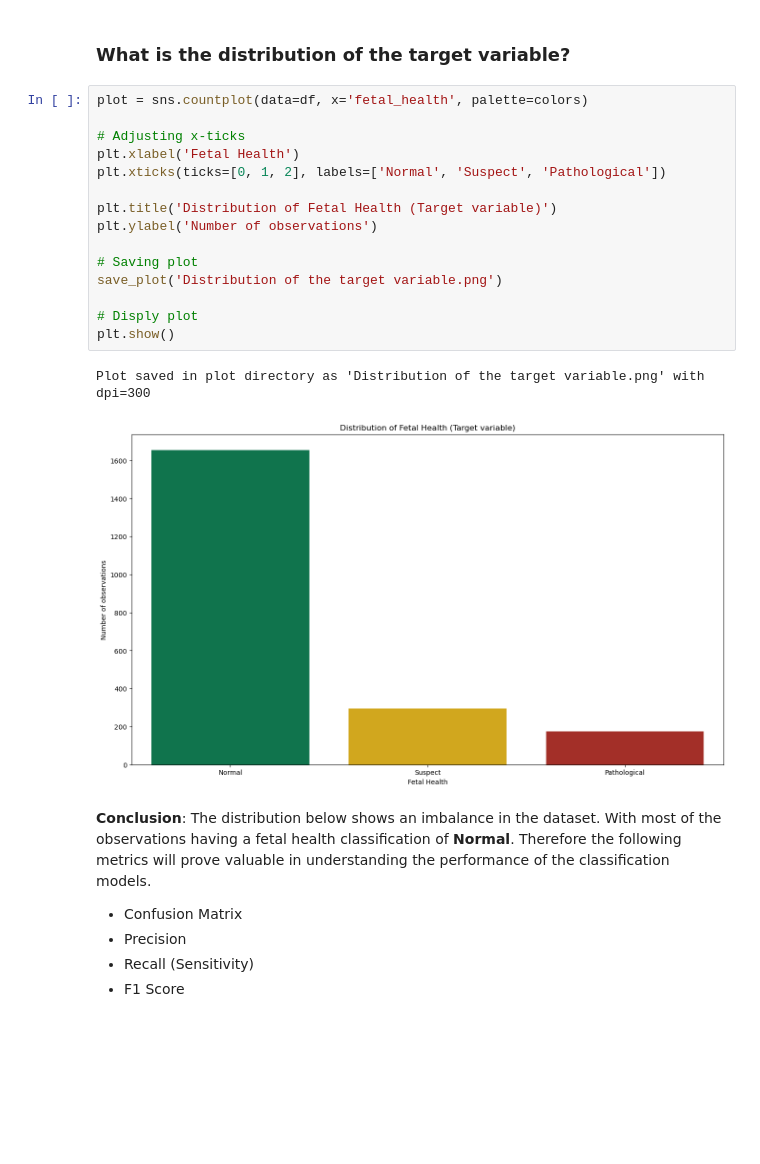
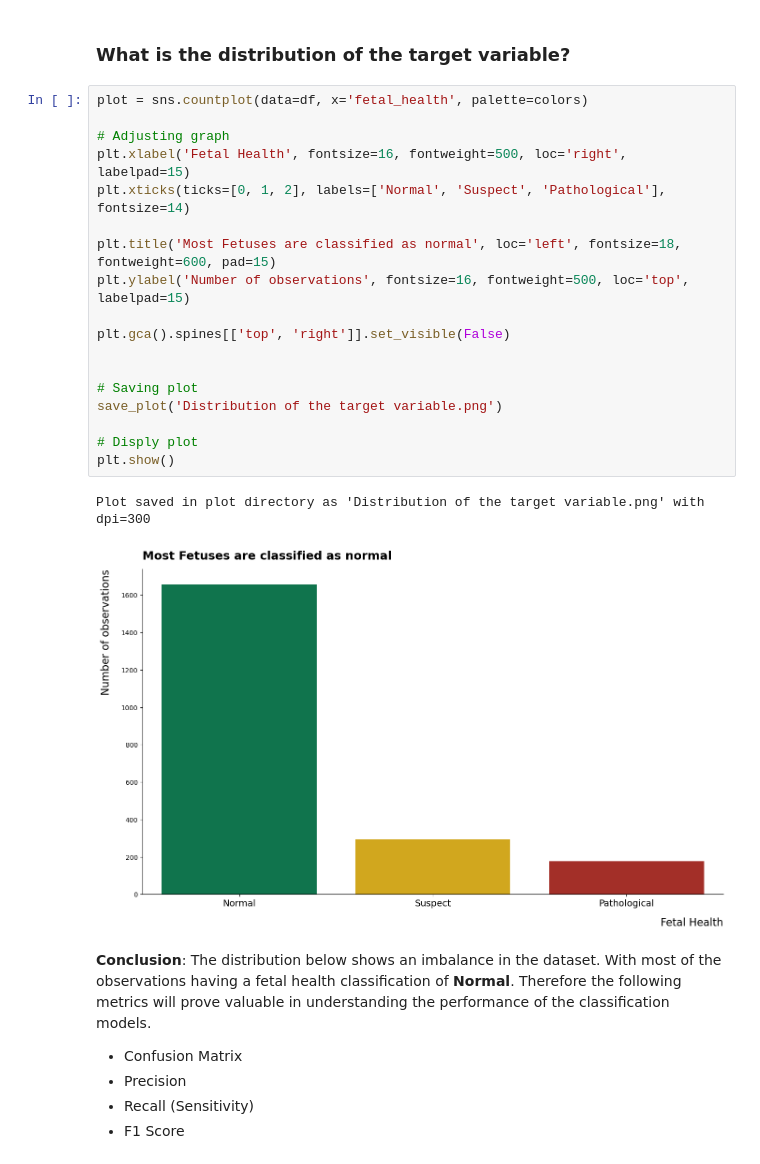
Before and after one commit to KenImade/fetal_classifier, a Jupyter notebook: fetal_health_classifier.ipynb, the cells around one changed output. Saved outputs shown, nothing was run; the diff lists cells and outputs as text; blank space fills up the shorter version.

Commit message:
updated plots

```diff
--- a/fetal_health_classifier.ipynb
+++ b/fetal_health_classifier.ipynb
@@ -213,21 +213,24 @@ df.describe().T
 # %%
 plot = sns.countplot(data=df, x='fetal_health', palette=colors)
 
-# Adjusting x-ticks
-plt.xlabel('Fetal Health')
-plt.xticks(ticks=[0, 1, 2], labels=['Normal', 'Suspect', 'Pathological'])
+# Adjusting graph
+plt.xlabel('Fetal Health', fontsize=16, fontweight=500, loc='right', labelpad=15)
+plt.xticks(ticks=[0, 1, 2], labels=['Normal', 'Suspect', 'Pathological'], fontsize=14)
 
-plt.title('Distribution of Fetal Health (Target variable)')
-plt.ylabel('Number of observations')
+plt.title('Most Fetuses are classified as normal', loc='left', fontsize=18, fontweight=600, pad=15)
+plt.ylabel('Number of observations', fontsize=16, fontweight=500, loc='top', labelpad=15)
+
+plt.gca().spines[['top', 'right']].set_visible(False)
+
 
 # Saving plot
 save_plot('Distribution of the target variable.png')
 
 # Disply plot
 plt.show()
 # %% [output]
 Plot saved in plot directory as 'Distribution of the target variable.png' with dpi=300
-[figure, old version]
+[figure, new version]
 # %% [markdown]
 **Conclusion**: The distribution below shows an imbalance in the dataset. With most of the observations having a fetal health classification of **Normal**. Therefore the following metrics will prove valuable in understanding the performance of the classification models.
 - Confusion Matrix
```
Also changed, not shown: parts of 9 cells of this notebook, 9 other files.
